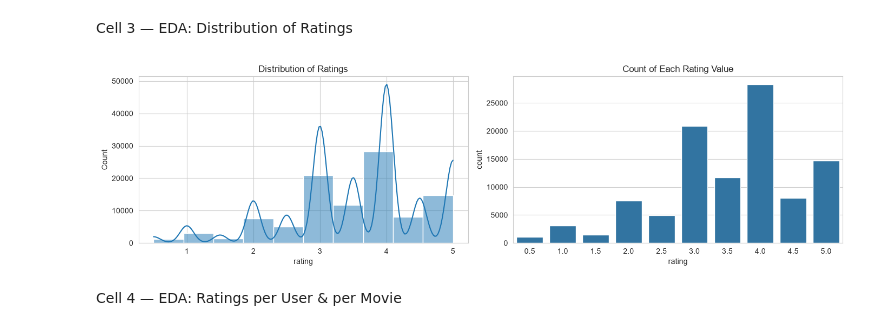
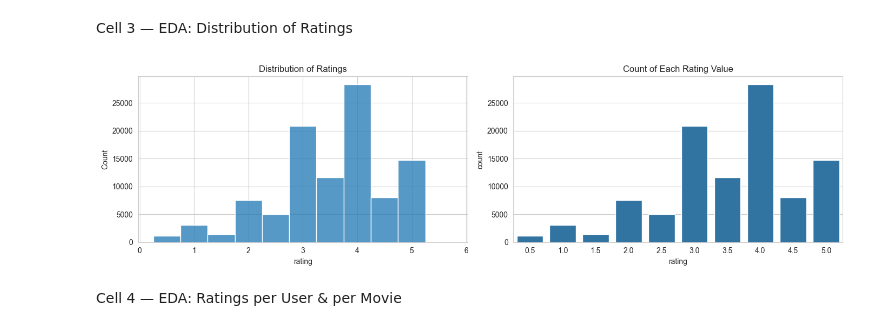
Before and after one commit to malakbzd/Movie-recommendation-system, a Jupyter notebook: Backend/notebooks/02_eda.ipynb, the cells around one changed output. Cells and saved outputs as stored; diff of their text form; code cells hidden in the pictures.

```diff
--- a/Backend/notebooks/02_eda.ipynb
+++ b/Backend/notebooks/02_eda.ipynb
@@ -40,16 +42,18 @@ Cell 3 — EDA: Distribution of Ratings
 # %%
 fig, axes = plt.subplots(1, 2, figsize=(14, 4))
 
-sns.histplot(ratings['rating'], bins=10, kde=True, ax=axes[0])
+# Ratings only take values 0.5, 1.0, ... 5.0, so use one bin per value
+# (default bins would mix neighbouring values and give a misleading shape; KDE is not meaningful here)
+sns.histplot(ratings['rating'], bins=np.arange(0.25, 5.76, 0.5), ax=axes[0])
 axes[0].set_title('Distribution of Ratings')
 
 sns.countplot(x='rating', data=ratings, ax=axes[1])
 axes[1].set_title('Count of Each Rating Value')
 
 plt.tight_layout()
 plt.show()
 # %% [output]
-[figure, old version]
+[figure, new version]
 # %% [markdown]
 Cell 4 — EDA: Ratings per User & per Movie
 # %%
```
Also changed, not shown: parts of 23 cells of this notebook, 6 other files.
